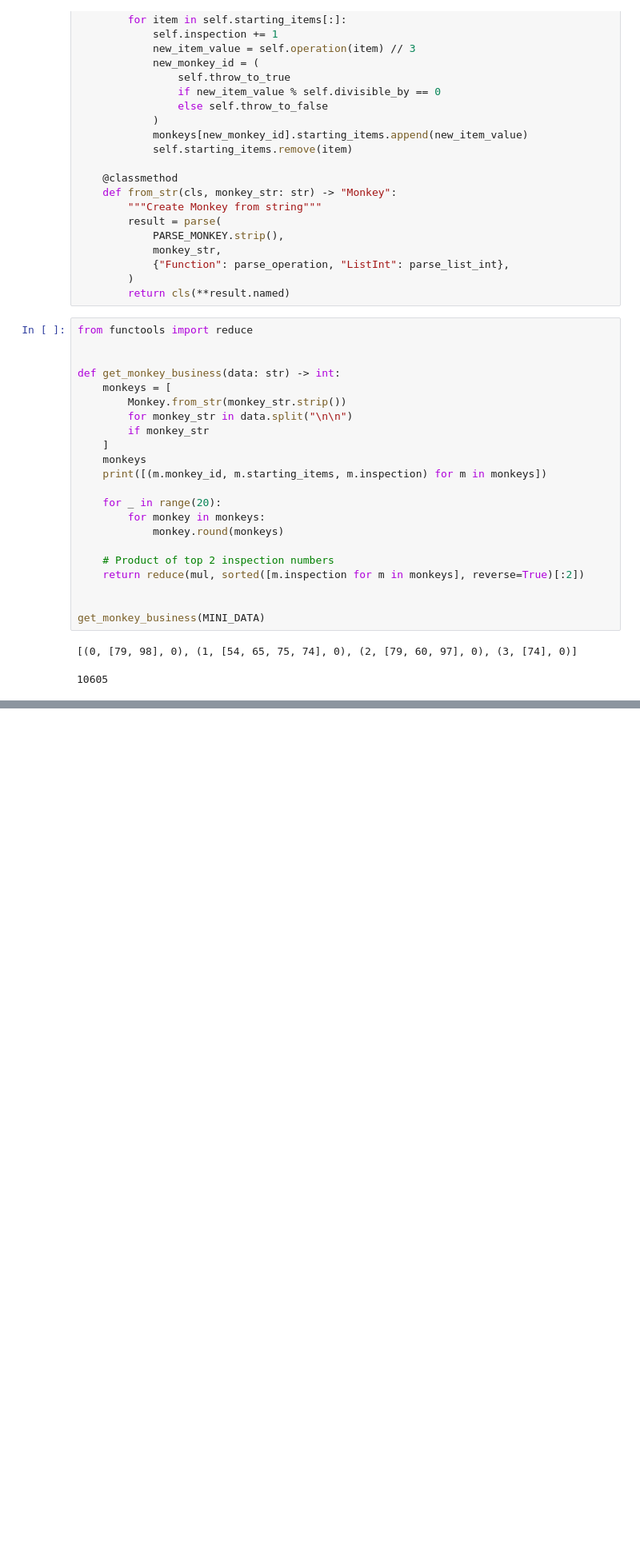
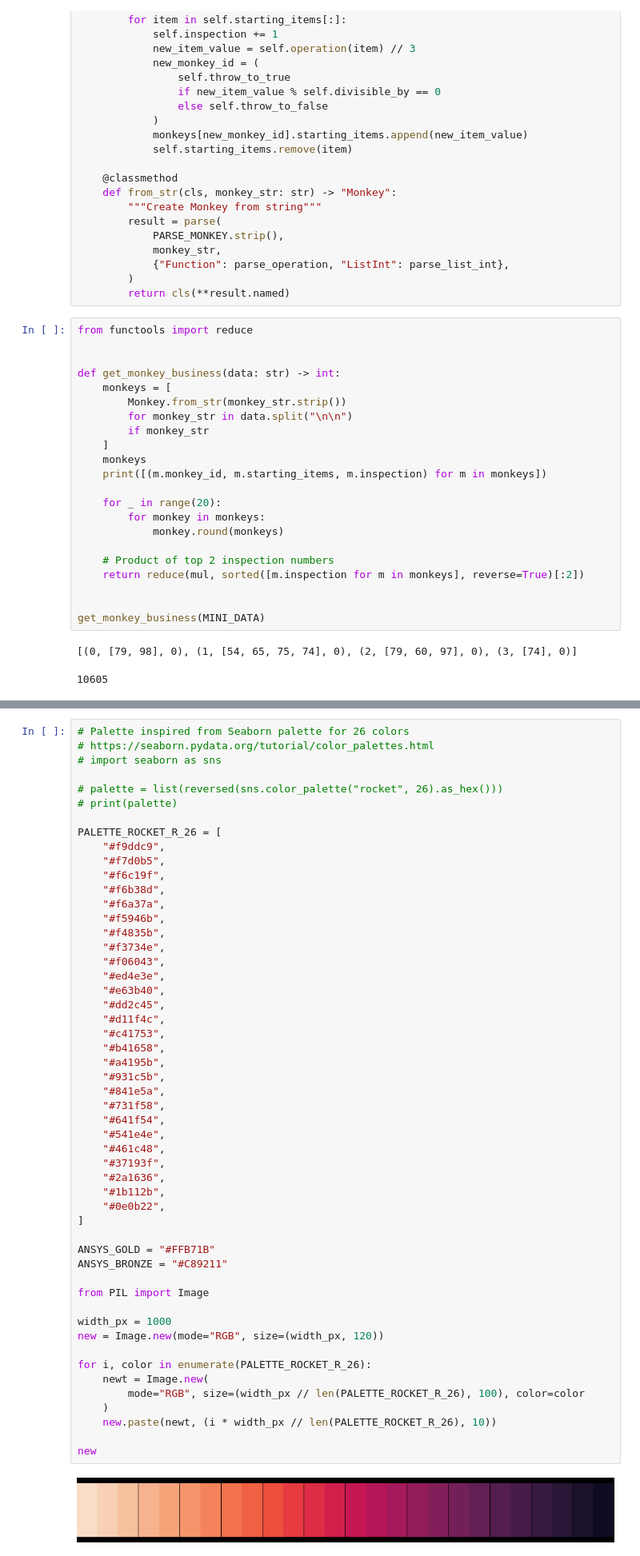
Before and after one commit to jfthuong/Advent-Code, a Jupyter notebook: 2022/Solve_Puzzles.ipynb, the cells around one changed output, grey strips where cells are left out. Shown at 80% size. Saved outputs shown, nothing was run; the diff lists cells and outputs as text; blank space fills up the shorter version.

```diff
--- a/2022/Solve_Puzzles.ipynb
+++ b/2022/Solve_Puzzles.ipynb
@@ -1482,0 +1513,54 @@ Mastodon] this victory or [Return to Your Advent Calendar].
+# %%
+# Palette inspired from Seaborn palette for 26 colors
+# https://seaborn.pydata.org/tutorial/color_palettes.html
+# import seaborn as sns
+
+# palette = list(reversed(sns.color_palette("rocket", 26).as_hex()))
+# print(palette)
+
+PALETTE_ROCKET_R_26 = [
+    "#f9ddc9",
+    "#f7d0b5",
+    "#f6c19f",
+    "#f6b38d",
+    "#f6a37a",
+    "#f5946b",
+    "#f4835b",
+    "#f3734e",
+    "#f06043",
+    "#ed4e3e",
+    "#e63b40",
+    "#dd2c45",
+    "#d11f4c",
+    "#c41753",
+    "#b41658",
+    "#a4195b",
+    "#931c5b",
+    "#841e5a",
+    "#731f58",
+    "#641f54",
+    "#541e4e",
+    "#461c48",
+    "#37193f",
+    "#2a1636",
+    "#1b112b",
+    "#0e0b22",
+]
+
+ANSYS_GOLD = "#FFB71B"
+ANSYS_BRONZE = "#C89211"
+
+from PIL import Image
+
+width_px = 1000
+new = Image.new(mode="RGB", size=(width_px, 120))
+
+for i, color in enumerate(PALETTE_ROCKET_R_26):
+    newt = Image.new(
+        mode="RGB", size=(width_px // len(PALETTE_ROCKET_R_26), 100), color=color
+    )
+    new.paste(newt, (i * width_px // len(PALETTE_ROCKET_R_26), 10))
+
+new
+# %% [output]
+[figure, added]
```
Also changed, not shown: parts of 44 cells of this notebook, 1 other file.
